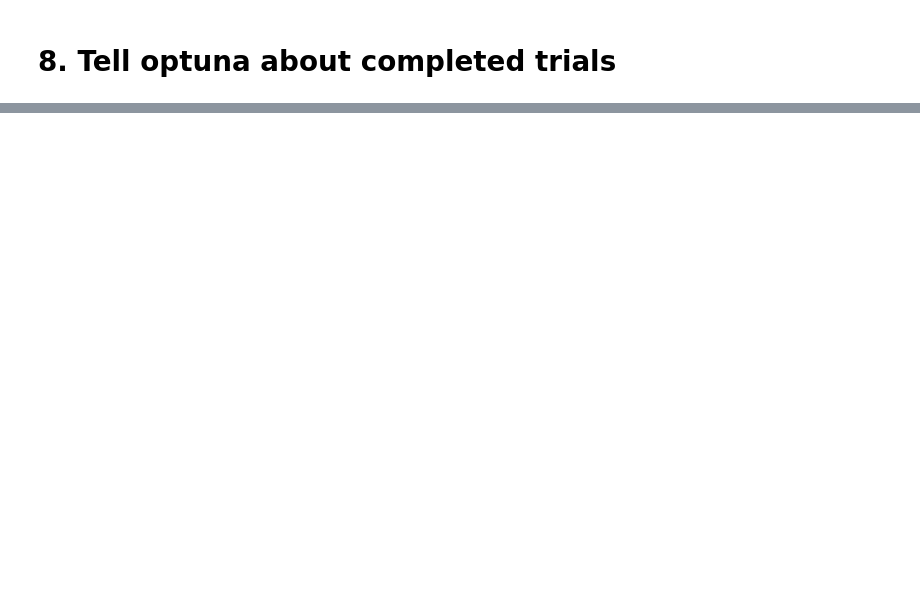
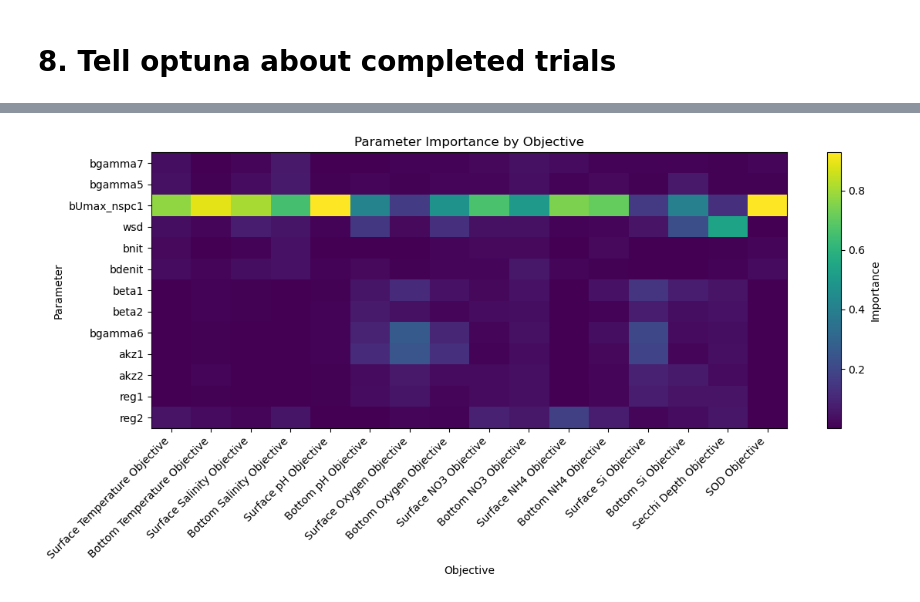
Before and after one commit to abby-baskind/tuning, a Jupyter notebook: CandidateParameterSets.ipynb, the cells around one changed output, grey strips where cells are left out. Drawn from its saved outputs; the diff is of its cells as text; code cells hidden in the pictures; blank space fills up the shorter version.

```diff
--- a/CandidateParameterSets.ipynb
+++ b/CandidateParameterSets.ipynb
@@ -1857,0 +2007,42 @@ completed[
+# %%
+from sklearn.ensemble import RandomForestRegressor
+
+importance_df = pd.DataFrame(index=active_parameters)
+
+for objective in active_objective_cols:
+
+    d = DF_optuna[active_parameters + [objective]].dropna()
+
+    X = d[active_parameters]
+    y = d[objective]
+
+    model = RandomForestRegressor(
+        n_estimators=500,
+        random_state=42
+    )
+
+    model.fit(X, y)
+
+    importance_df[objective] = model.feature_importances_
+
+fig, ax = plt.subplots(figsize=(12, 6))
+
+im = ax.imshow(
+    importance_df[active_objective_cols],
+    aspect="auto"
+)
+
+ax.set_xticks(range(len(active_objective_cols)))
+ax.set_xticklabels(active_objective_cols, rotation=45, ha="right")
+
+ax.set_yticks(range(len(importance_df)))
+ax.set_yticklabels(importance_df.index)
+
+ax.set_xlabel("Objective")
+ax.set_ylabel("Parameter")
+ax.set_title("Parameter Importance by Objective")
+
+plt.colorbar(im, ax=ax, label="Importance")
+plt.tight_layout()
+# %% [output]
+[figure, added]
```
Also changed, not shown: parts of 46 cells of this notebook.
